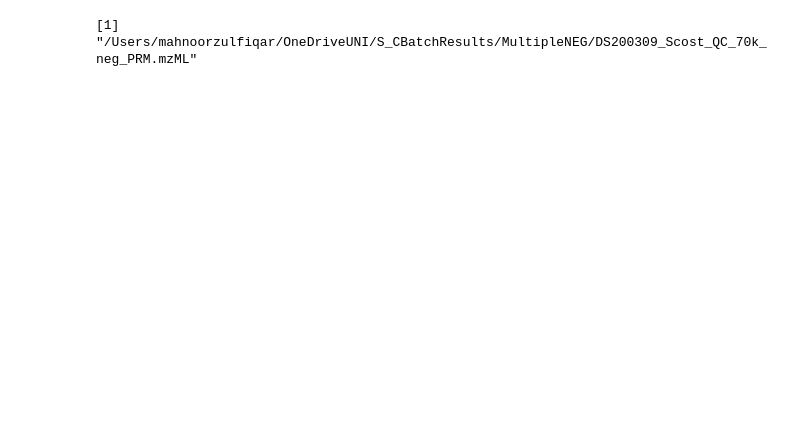
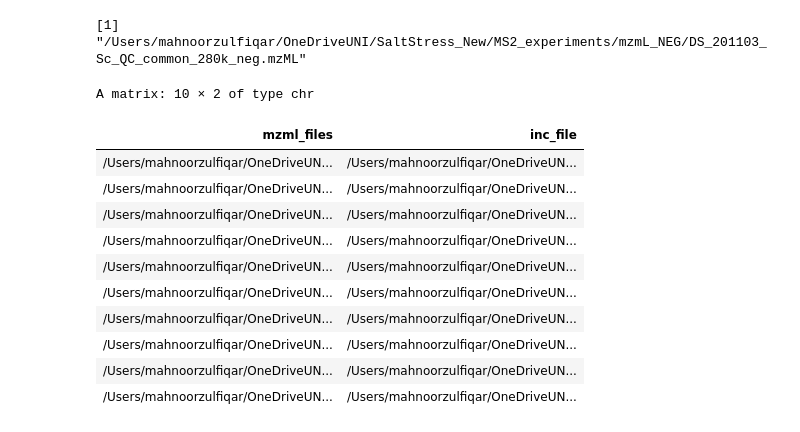
Before and after one commit to zmahnoor14/MultipleFilesNEG-CluMSID_CAMERA_MetFrag_SIRIUS-, a Jupyter notebook: MultipleFilesNEG(CluMSID_CAMERA_MetFrag_SIRIUS).ipynb, the cells around one changed output. Drawn from its saved outputs; the diff is of its cells as text; code cells hidden in the pictures; blank space fills up the shorter version.

```diff
--- a/MultipleFilesNEG(CluMSID_CAMERA_MetFrag_SIRIUS).ipynb
+++ b/MultipleFilesNEG(CluMSID_CAMERA_MetFrag_SIRIUS).ipynb
@@ -8,11 +25,29 @@ library(stringr) #### for removing string with certain characters
-# %%
-path_name <- "/Users/mahnoorzulfiqar/OneDriveUNI/S_CBatchResults/MultipleNEG/"
-mzml_files <- list.files("/Users/mahnoorzulfiqar/OneDriveUNI/S_CBatchResults/MultipleNEG/", pattern = "PRM.mzML")
-mzml_files <- paste(path_name, mzml_files, sep ="")
-mzml_files
-qcfile <- list.files("/Users/mahnoorzulfiqar/OneDriveUNI/S_CBatchResults/MultiplePOS/", pattern = "pos.mzML")
-qcfile <- paste(path_name, qcfile, sep ="")
-qcfile
-# %% [output]
-[1] "/Users/mahnoorzulfiqar/OneDriveUNI/S_CBatchResults/MultipleNEG/DS200309_Scost_QC_70k_neg_PRM.mzML"
+# %%
+path_name <- "/Users/mahnoorzulfiqar/OneDriveUNI/S_CResults/MultipleNEG/"
+input_path_name <- "/Users/mahnoorzulfiqar/OneDriveUNI/SaltStress_New/MS2_experiments/mzmL_NEG/"
+mzml_files <- list.files(input_path_name, pattern = "DS_201124_SC_full_PRM_neg_")
+mzml_files <- paste(input_path_name, mzml_files, sep ="")
+#mzml_files
+#qc_file <- list.files(input_path_name, pattern = "")
+qc_file <- paste(input_path_name, "DS_201103_Sc_QC_common_280k_neg.mzML", sep ="")
+qc_file
+inc_file <- list.files(input_path_name, pattern = "inclusion")
+inc_file <- paste(input_path_name, inc_file, sep ="")
+#inc_file
+input_files<- cbind(mzml_files, inc_file)
+input_files
+# %% [output]
+[1] "/Users/mahnoorzulfiqar/OneDriveUNI/SaltStress_New/MS2_experiments/mzmL_NEG/DS_201103_Sc_QC_common_280k_neg.mzML"
+A matrix: 10 × 2 of type chr
+| mzml_files | inc_file |
+| /Users/mahnoorzulfiqar/OneDriveUN... | /Users/mahnoorzulfiqar/OneDriveUN... |
+| /Users/mahnoorzulfiqar/OneDriveUN... | /Users/mahnoorzulfiqar/OneDriveUN... |
+| /Users/mahnoorzulfiqar/OneDriveUN... | /Users/mahnoorzulfiqar/OneDriveUN... |
+| /Users/mahnoorzulfiqar/OneDriveUN... | /Users/mahnoorzulfiqar/OneDriveUN... |
+| /Users/mahnoorzulfiqar/OneDriveUN... | /Users/mahnoorzulfiqar/OneDriveUN... |
+| /Users/mahnoorzulfiqar/OneDriveUN... | /Users/mahnoorzulfiqar/OneDriveUN... |
+| /Users/mahnoorzulfiqar/OneDriveUN... | /Users/mahnoorzulfiqar/OneDriveUN... |
+| /Users/mahnoorzulfiqar/OneDriveUN... | /Users/mahnoorzulfiqar/OneDriveUN... |
+| /Users/mahnoorzulfiqar/OneDriveUN... | /Users/mahnoorzulfiqar/OneDriveUN... |
+| /Users/mahnoorzulfiqar/OneDriveUN... | /Users/mahnoorzulfiqar/OneDriveUN... |
 # %%
```
Also changed, not shown: parts of 3 cells of this notebook.
